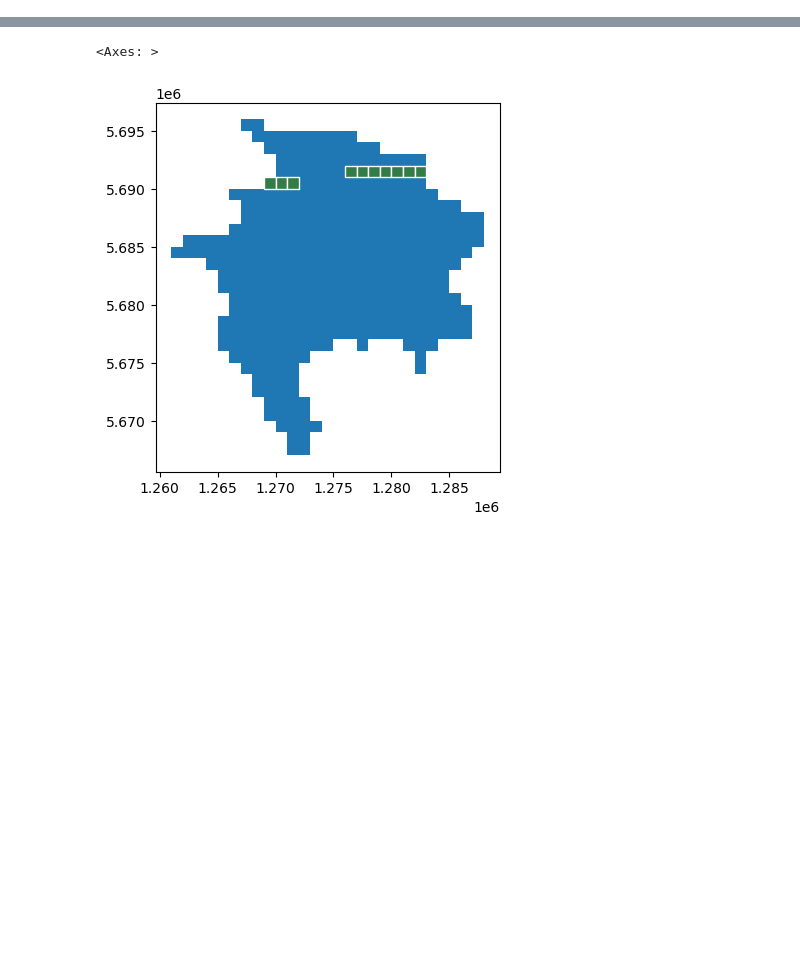
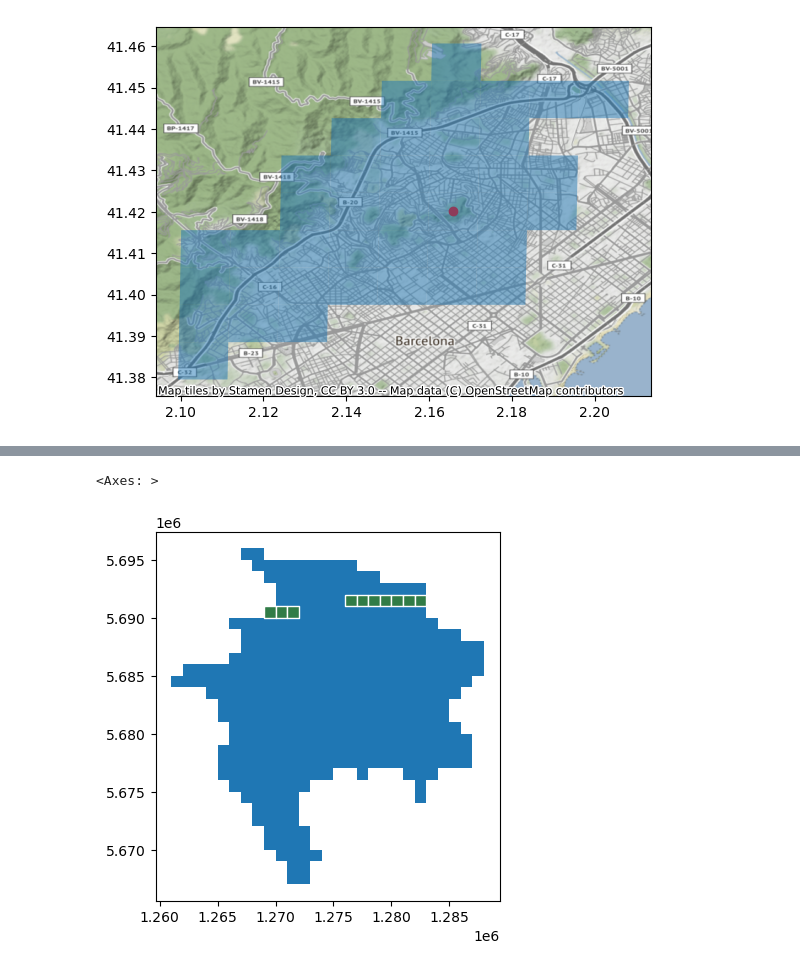
Before and after one commit to idegeus/UrbanTransportTimes, a Jupyter notebook: 2-notebooks/2.1-analyse-isochrones.ipynb, the cells around one changed output, grey strips where cells are left out. Cells and saved outputs as stored; diff of their text form; code cells hidden in the pictures; blank space fills up the shorter version.

Commit message:
chore: start analysis

```diff
--- a/2-notebooks/2.1-analyse-isochrones.ipynb
+++ b/2-notebooks/2.1-analyse-isochrones.ipynb
@@ -126,0 +116,7 @@ dtype: object
+# %%
+gdf = gdf.to_crs("EPSG:4326")
+ax = f1.set_geometry('startpt').iloc[:1].plot(color='red')
+gdf[gdf.intersects(f1.iloc[0].geometry)].plot(ax=ax, alpha=0.5)
+ctx.add_basemap(ax=ax, crs=gdf.crs)
+# %% [output]
+[figure, added]
```
Also changed, not shown: parts of 16 cells of this notebook, 1 other file.
